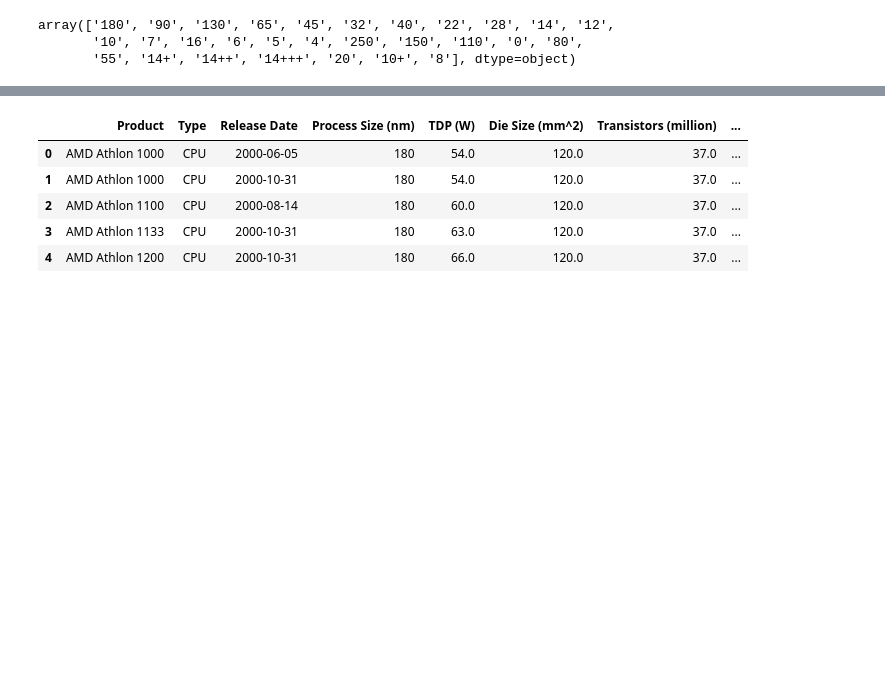
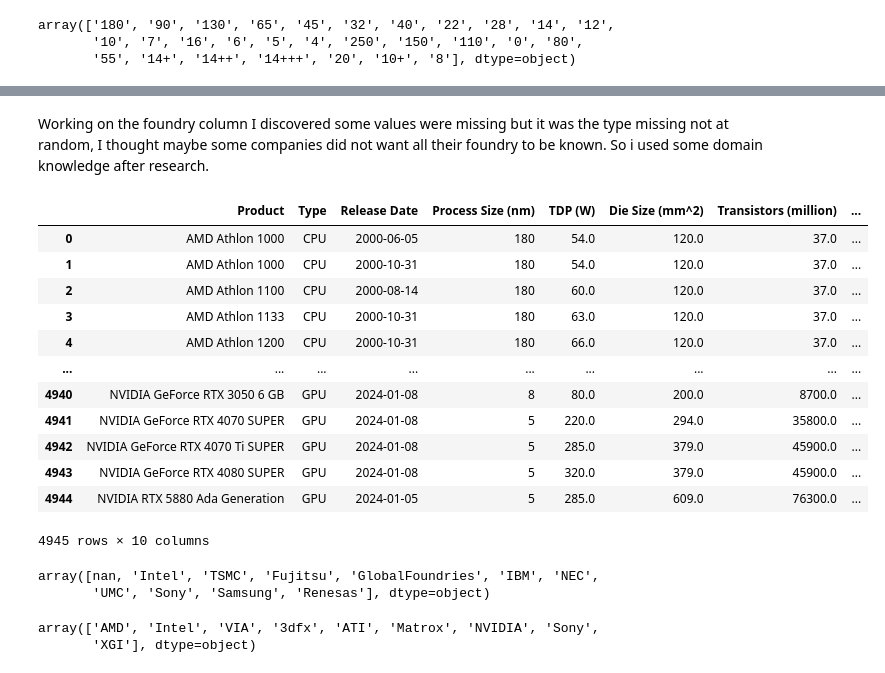
Before and after one commit to Mercymerine/Machine_Learning_1, a Jupyter notebook: Moore's_law.ipynb, the cells around one changed output, grey strips where cells are left out. Drawn from its saved outputs; the diff is of its cells as text; code cells hidden in the pictures; blank space fills up the shorter version.

```diff
--- a/Moore's_law.ipynb
+++ b/Moore's_law.ipynb
@@ -87,4 +112,3 @@ def remove_additional_signs(value):
 
 df['Process Size (nm)'] = df['Process Size (nm)'].apply(remove_additional_signs)
 df['Process Size (nm)'] = pd.to_numeric(df['Process Size (nm)'])
-df['Process Size (nm)']=df['Process Size (nm)'].astype('Int64')
@@ -217,5 +125,2 @@ array(['37', nan, '42', '44', '28', '140', '69', '105', '233', '154',
-# %%
-df['Transistors (million)'] = pd.to_numeric(df['Transistors (million)'], errors='coerce')
-df['Transistors (million)']=df['Transistors (million)'].astype('Int64')
 # %%
 df['Freq (GHz)'] = pd.to_numeric(df['Freq (GHz)'], errors='coerce')
@@ -263,9 +216,28 @@ print(f"\nAre all missing values at the same positions in both columns? {all_mis
+# %% [markdown]
+Working on the foundry column I discovered some values were missing but it was the type missing not at random, I thought maybe some companies  did not want all their foundry to be known. So i used some domain knowledge after research.
 # %%
-df.head()
+df
 # %% [output]
 |  | Product | Type | Release Date | Process Size (nm) | TDP (W) | Die Size (mm^2) | Transistors (million) | ... |
 | 0 | AMD Athlon 1000 | CPU | 2000-06-05 | 180 | 54.0 | 120.0 | 37.0 | ... |
 | 1 | AMD Athlon 1000 | CPU | 2000-10-31 | 180 | 54.0 | 120.0 | 37.0 | ... |
 | 2 | AMD Athlon 1100 | CPU | 2000-08-14 | 180 | 60.0 | 120.0 | 37.0 | ... |
 | 3 | AMD Athlon 1133 | CPU | 2000-10-31 | 180 | 63.0 | 120.0 | 37.0 | ... |
 | 4 | AMD Athlon 1200 | CPU | 2000-10-31 | 180 | 66.0 | 120.0 | 37.0 | ... |
+| ... | ... | ... | ... | ... | ... | ... | ... | ... |
+| 4940 | NVIDIA GeForce RTX 3050 6 GB | GPU | 2024-01-08 | 8 | 80.0 | 200.0 | 8700.0 | ... |
+| 4941 | NVIDIA GeForce RTX 4070 SUPER | GPU | 2024-01-08 | 5 | 220.0 | 294.0 | 35800.0 | ... |
+| 4942 | NVIDIA GeForce RTX 4070 Ti SUPER | GPU | 2024-01-08 | 5 | 285.0 | 379.0 | 45900.0 | ... |
+| 4943 | NVIDIA GeForce RTX 4080 SUPER | GPU | 2024-01-08 | 5 | 320.0 | 379.0 | 45900.0 | ... |
+| 4944 | NVIDIA RTX 5880 Ada Generation | GPU | 2024-01-05 | 5 | 285.0 | 609.0 | 76300.0 | ... |
+4945 rows × 10 columns
+# %%
+df['Foundry'].unique()
+# %% [output]
+array([nan, 'Intel', 'TSMC', 'Fujitsu', 'GlobalFoundries', 'IBM', 'NEC',
+       'UMC', 'Sony', 'Samsung', 'Renesas'], dtype=object)
+# %%
+df['Vendor'].unique()
+# %% [output]
+array(['AMD', 'Intel', 'VIA', '3dfx', 'ATI', 'Matrox', 'NVIDIA', 'Sony',
+       'XGI'], dtype=object)
```
Also changed, not shown: parts of 34 cells of this notebook.
